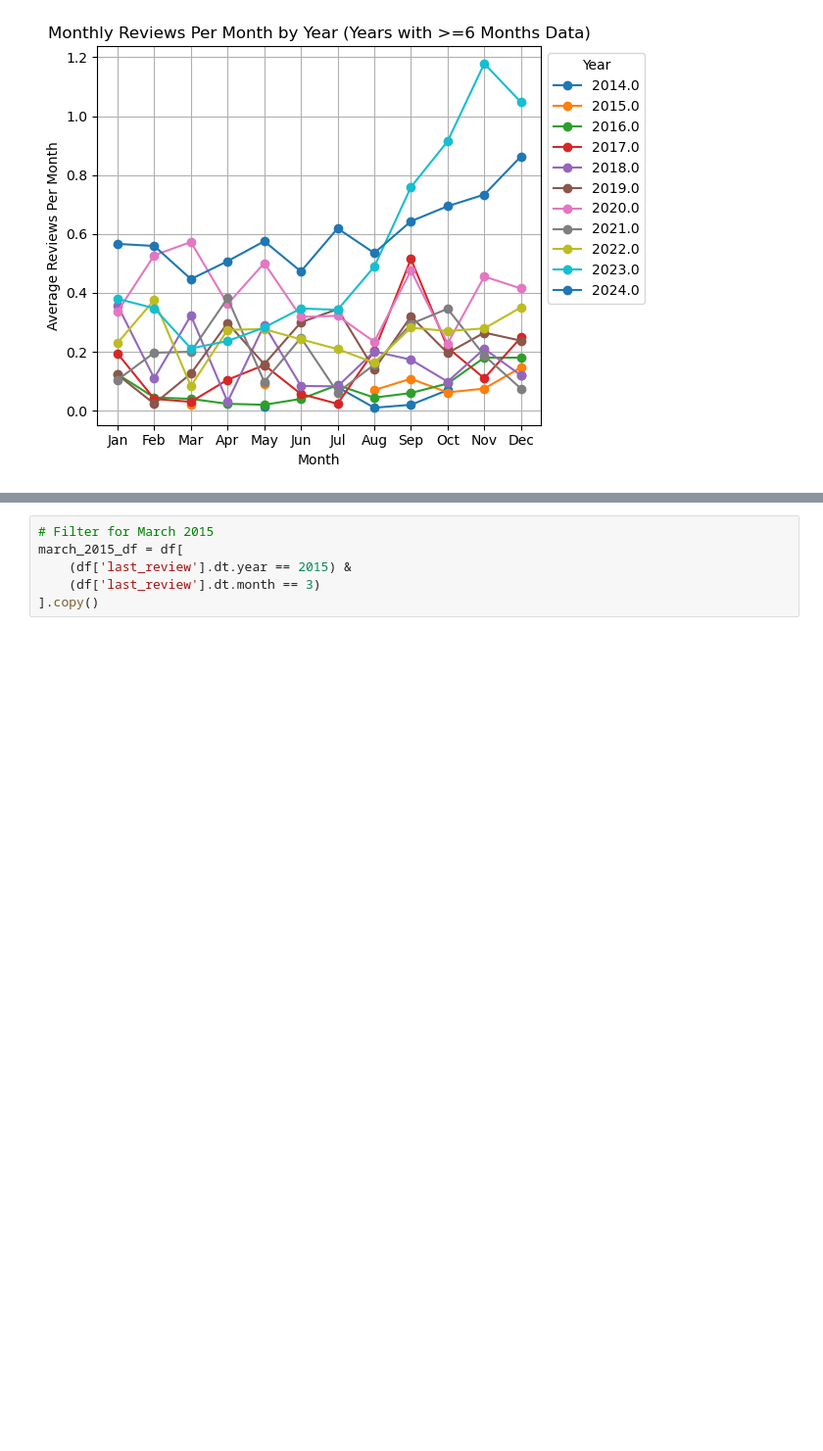
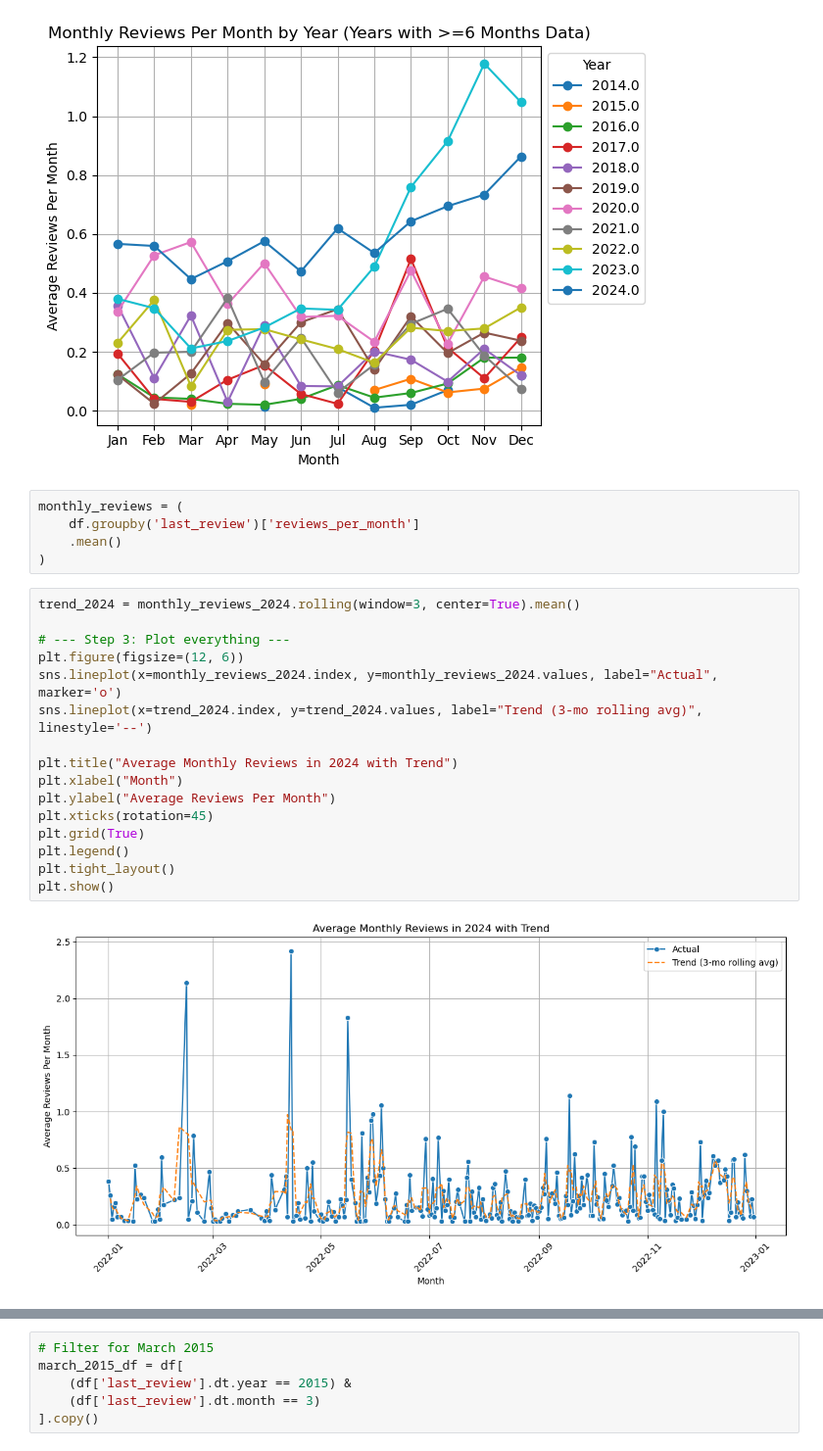
Before and after one commit to Deimos999/EDA, a Jupyter notebook: final_project.ipynb, the cells around one changed output, grey strips where cells are left out. Shown at 98% size. Drawn from its saved outputs; the diff is of its cells as text; blank space fills up the shorter version.

```diff
--- a/final_project.ipynb
+++ b/final_project.ipynb
@@ -1097,4 +1067,27 @@ plt.show()
 # %% [output]
 <Figure size 1200x2000 with 0 Axes>
 [figure]
+# %%
+monthly_reviews = (
+    df.groupby('last_review')['reviews_per_month']
+    .mean()
+)
+# %%
+trend_2024 = monthly_reviews_2024.rolling(window=3, center=True).mean()
+
+# --- Step 3: Plot everything ---
+plt.figure(figsize=(12, 6))
+sns.lineplot(x=monthly_reviews_2024.index, y=monthly_reviews_2024.values, label="Actual", marker='o')
+sns.lineplot(x=trend_2024.index, y=trend_2024.values, label="Trend (3-mo rolling avg)", linestyle='--')
+
+plt.title("Average Monthly Reviews in 2024 with Trend")
+plt.xlabel("Month")
+plt.ylabel("Average Reviews Per Month")
+plt.xticks(rotation=45)
+plt.grid(True)
+plt.legend()
+plt.tight_layout()
+plt.show()
+# %% [output]
+[figure, added]
 # %%
```
Also changed, not shown: parts of 14 cells of this notebook.
